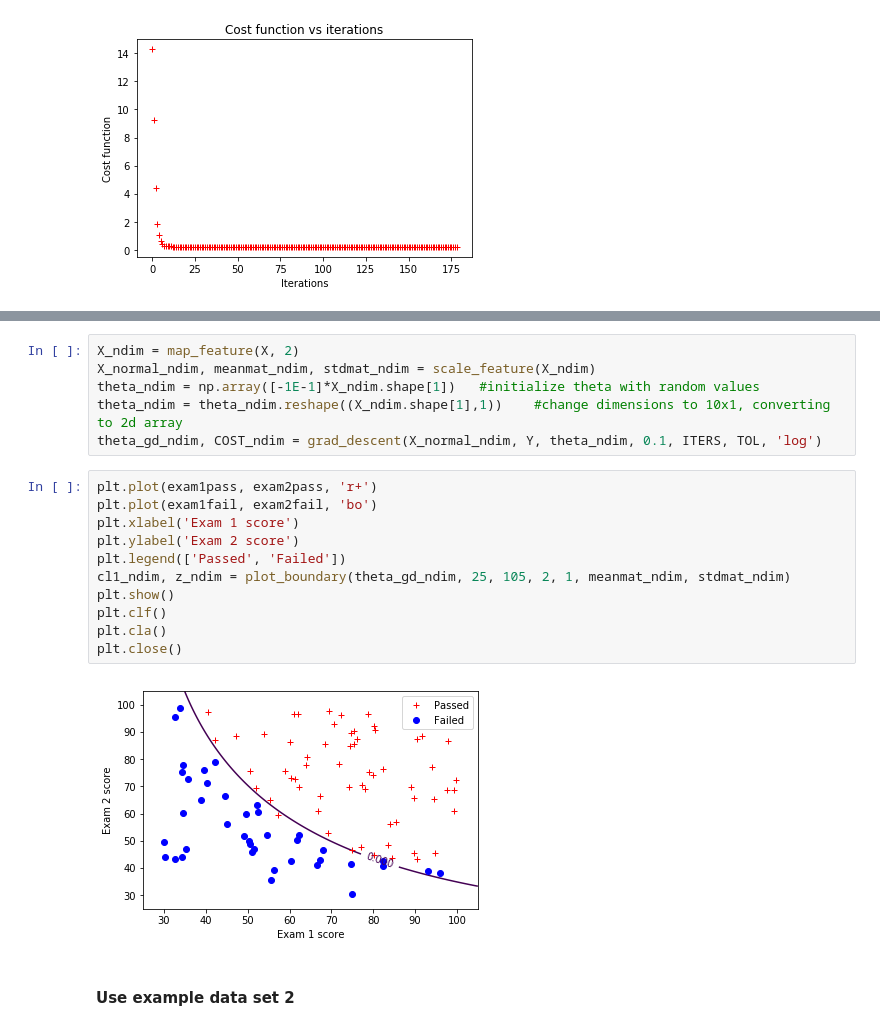
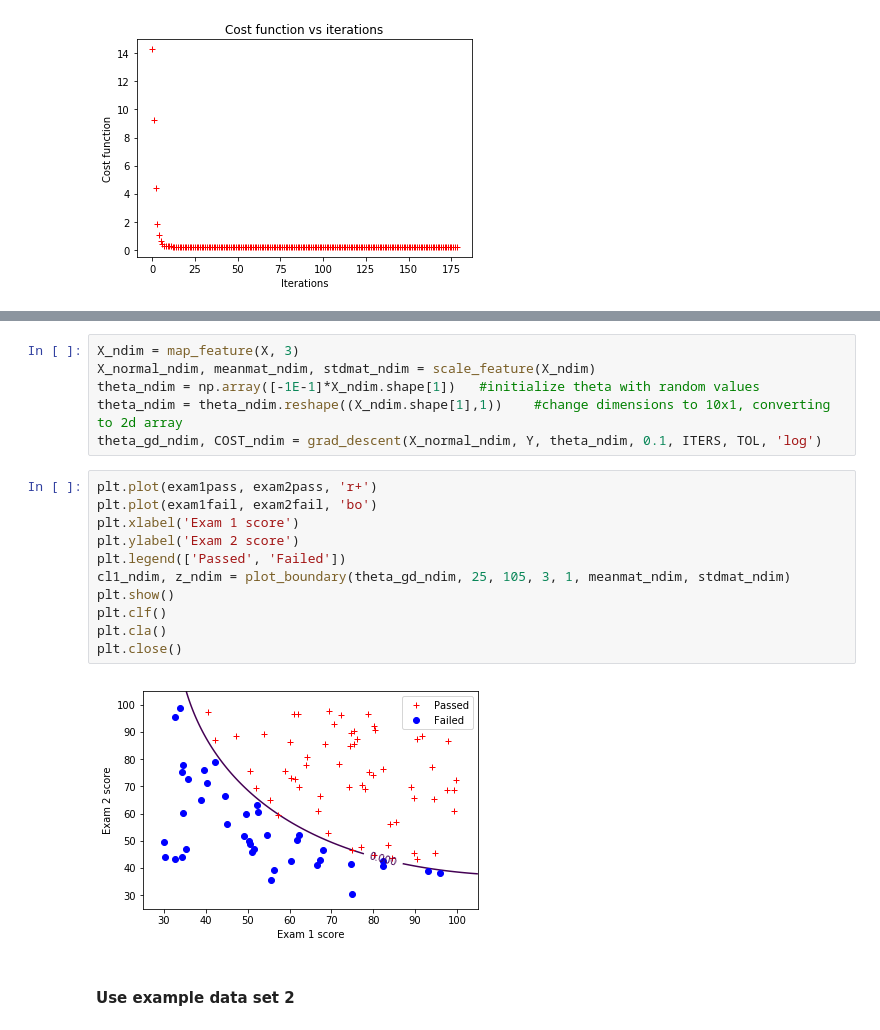
Before and after one commit to iamnikaa/Data-Science, a Jupyter notebook: ex1-ex8-matlab/ex2/solution 2.ipynb, the cells around one changed output, grey strips where cells are left out. Drawn from its saved outputs; the diff is of its cells as text.

```diff
--- a/ex1-ex8-matlab/ex2/solution 2.ipynb
+++ b/ex1-ex8-matlab/ex2/solution 2.ipynb
@@ -106,5 +106,5 @@ plt.close()
 # %%
-X_ndim = map_feature(X, 2)
+X_ndim = map_feature(X, 3)
 X_normal_ndim, meanmat_ndim, stdmat_ndim = scale_feature(X_ndim)
 theta_ndim = np.array([-1E-1]*X_ndim.shape[1])   #initialize theta with random values
 theta_ndim = theta_ndim.reshape((X_ndim.shape[1],1))    #change dimensions to 10x1, converting to 2d array
@@ -112,16 +112,16 @@ theta_gd_ndim, COST_ndim = grad_descent(X_normal_ndim, Y, theta_ndim, 0.1, ITERS
 # %%
 plt.plot(exam1pass, exam2pass, 'r+')
 plt.plot(exam1fail, exam2fail, 'bo')
 plt.xlabel('Exam 1 score')
 plt.ylabel('Exam 2 score')
 plt.legend(['Passed', 'Failed'])
-cl1_ndim, z_ndim = plot_boundary(theta_gd_ndim, 25, 105, 2, 1, meanmat_ndim, stdmat_ndim)
+cl1_ndim, z_ndim = plot_boundary(theta_gd_ndim, 25, 105, 3, 1, meanmat_ndim, stdmat_ndim)
 plt.show()
 plt.clf()
 plt.cla()
 plt.close()
 # %% [output]
-[figure, old version]
+[figure, new version]
 # %% [markdown]
 #### Use example data set 2
 # %%
```
Also changed, not shown: parts of 8 cells of this notebook, 2 other files.
